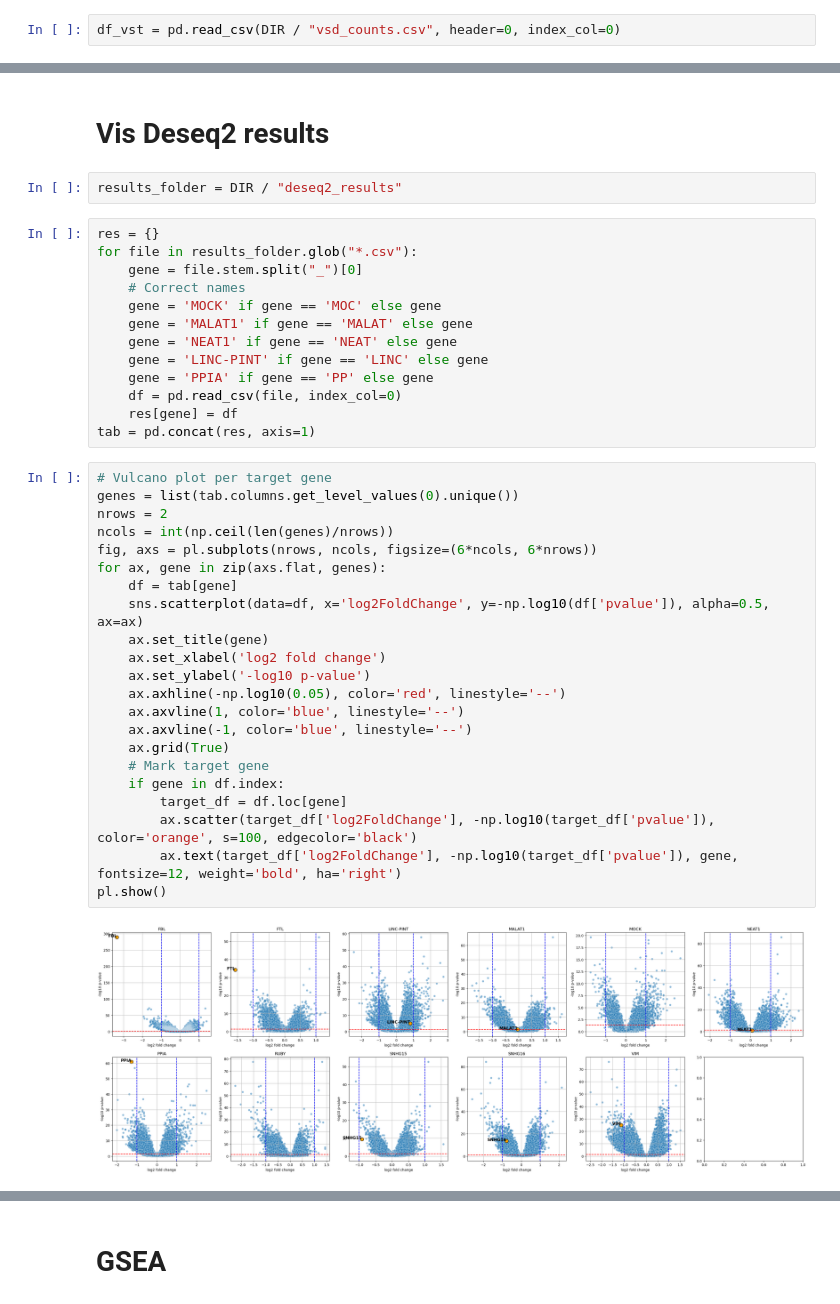
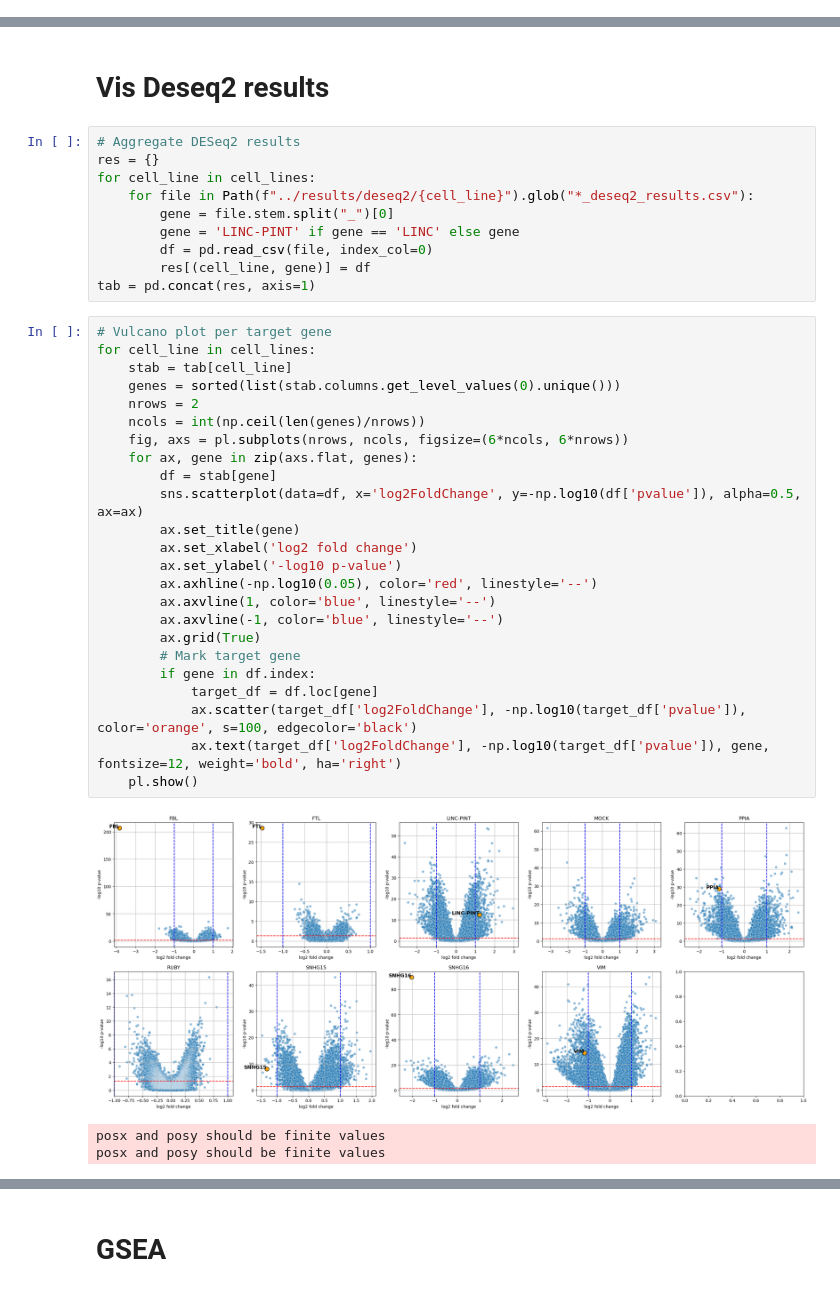
Before and after one commit to stefanpeidli/symphony-10rnaseq, a Jupyter notebook: notebooks/sym10rnaseq.ipynb, the cells around one changed output, grey strips where cells are left out. Drawn from its saved outputs; the diff is of its cells as text.

```diff
--- a/notebooks/sym10rnaseq.ipynb
+++ b/notebooks/sym10rnaseq.ipynb
@@ -110,5 +39,3 @@ coldata
-# %%
-df_vst = pd.read_csv(DIR / "vsd_counts.csv", header=0, index_col=0)
 # %%
 import PyComplexHeatmap as pch
 corr = df_vst.corr()
@@ -239,42 +169,41 @@ for line in ['H1299', 'H1975']:
 [figure]
 # %% [markdown]
 # Vis Deseq2 results
-# %%
-results_folder = DIR / "deseq2_results"
 # %%
+# Aggregate DESeq2 results
 res = {}
-for file in results_folder.glob("*.csv"):
-    gene = file.stem.split("_")[0]
-    # Correct names
-    gene = 'MOCK' if gene == 'MOC' else gene
-    gene = 'MALAT1' if gene == 'MALAT' else gene
-    gene = 'NEAT1' if gene == 'NEAT' else gene
-    gene = 'LINC-PINT' if gene == 'LINC' else gene
-    gene = 'PPIA' if gene == 'PP' else gene
-    df = pd.read_csv(file, index_col=0)
-    res[gene] = df
+for cell_line in cell_lines:
+    for file in Path(f"../results/deseq2/{cell_line}").glob("*_deseq2_results.csv"):
+        gene = file.stem.split("_")[0]
+        gene = 'LINC-PINT' if gene == 'LINC' else gene
+        df = pd.read_csv(file, index_col=0)
+        res[(cell_line, gene)] = df
 tab = pd.concat(res, axis=1)
 # %%
 # Vulcano plot per target gene
-genes = list(tab.columns.get_level_values(0).unique())
-nrows = 2
-ncols = int(np.ceil(len(genes)/nrows))
-fig, axs = pl.subplots(nrows, ncols, figsize=(6*ncols, 6*nrows))
-for ax, gene in zip(axs.flat, genes):
-    df = tab[gene]
-    sns.scatterplot(data=df, x='log2FoldChange', y=-np.log10(df['pvalue']), alpha=0.5, ax=ax)
-    ax.set_title(gene)
-    ax.set_xlabel('log2 fold change')
-    ax.set_ylabel('-log10 p-value')
-    ax.axhline(-np.log10(0.05), color='red', linestyle='--')
-    ax.axvline(1, color='blue', linestyle='--')
-    ax.axvline(-1, color='blue', linestyle='--')
-    ax.grid(True)
-    # Mark target gene
-    if gene in df.index:
-        target_df = df.loc[gene]
-        ax.scatter(target_df['log2FoldChange'], -np.log10(target_df['pvalue']), color='orange', s=100, edgecolor='black')
-        ax.text(target_df['log2FoldChange'], -np.log10(target_df['pvalue']), gene, fontsize=12, weight='bold', ha='right')
-pl.show()
+for cell_line in cell_lines:
+    stab = tab[cell_line]
+    genes = sorted(list(stab.columns.get_level_values(0).unique()))
+    nrows = 2
+    ncols = int(np.ceil(len(genes)/nrows))
+    fig, axs = pl.subplots(nrows, ncols, figsize=(6*ncols, 6*nrows))
+    for ax, gene in zip(axs.flat, genes):
+        df = stab[gene]
+        sns.scatterplot(data=df, x='log2FoldChange', y=-np.log10(df['pvalue']), alpha=0.5, ax=ax)
+        ax.set_title(gene)
+        ax.set_xlabel('log2 fold change')
+        ax.set_ylabel('-log10 p-value')
+        ax.axhline(-np.log10(0.05), color='red', linestyle='--')
+        ax.axvline(1, color='blue', linestyle='--')
+        ax.axvline(-1, color='blue', linestyle='--')
+        ax.grid(True)
+        # Mark target gene
+        if gene in df.index:
+            target_df = df.loc[gene]
+            ax.scatter(target_df['log2FoldChange'], -np.log10(target_df['pvalue']), color='orange', s=100, edgecolor='black')
+            ax.text(target_df['log2FoldChange'], -np.log10(target_df['pvalue']), gene, fontsize=12, weight='bold', ha='right')
+    pl.show()
 # %% [output]
-[figure, old version]
+[figure, new version]
+posx and posy should be finite values
+posx and posy should be finite values
```
Also changed, not shown: parts of 22 cells of this notebook, 24 other files.
